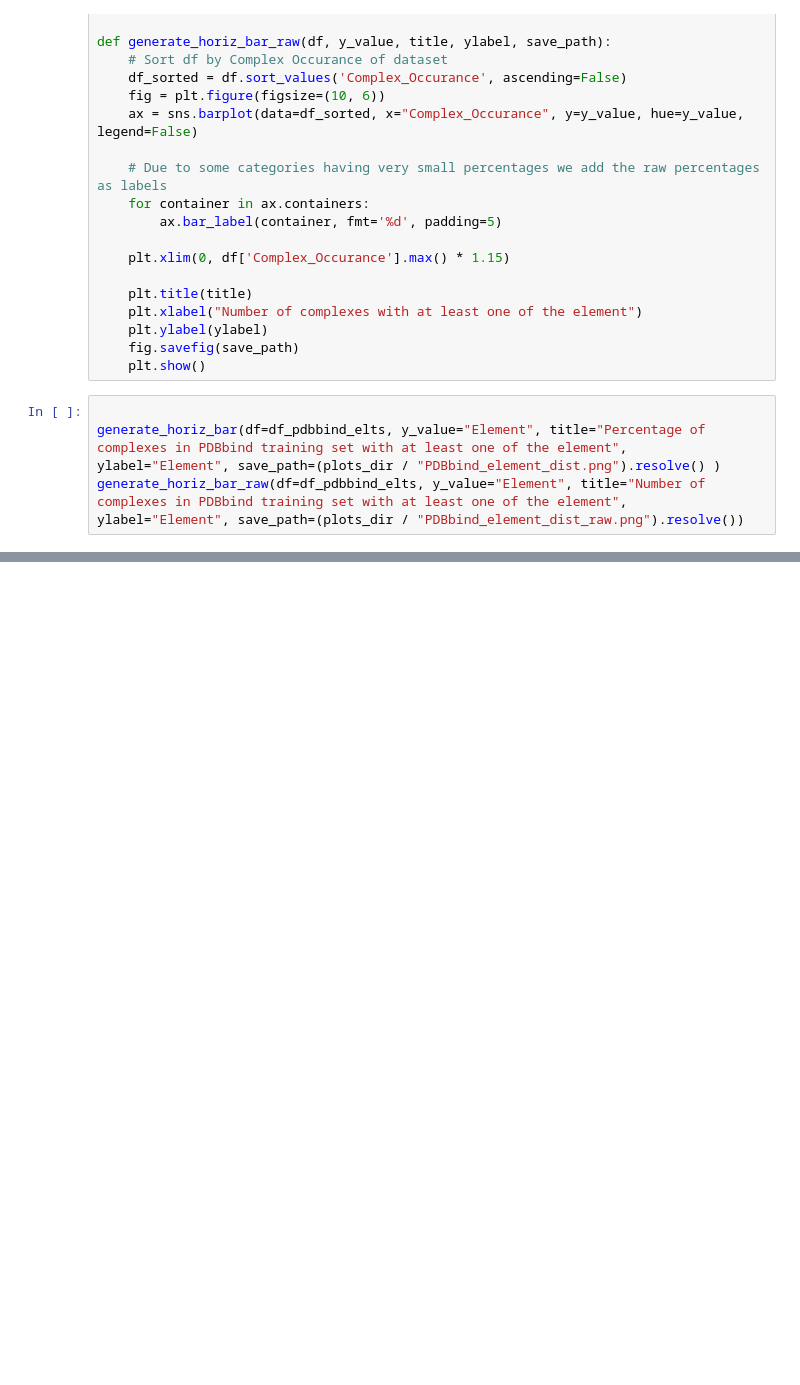
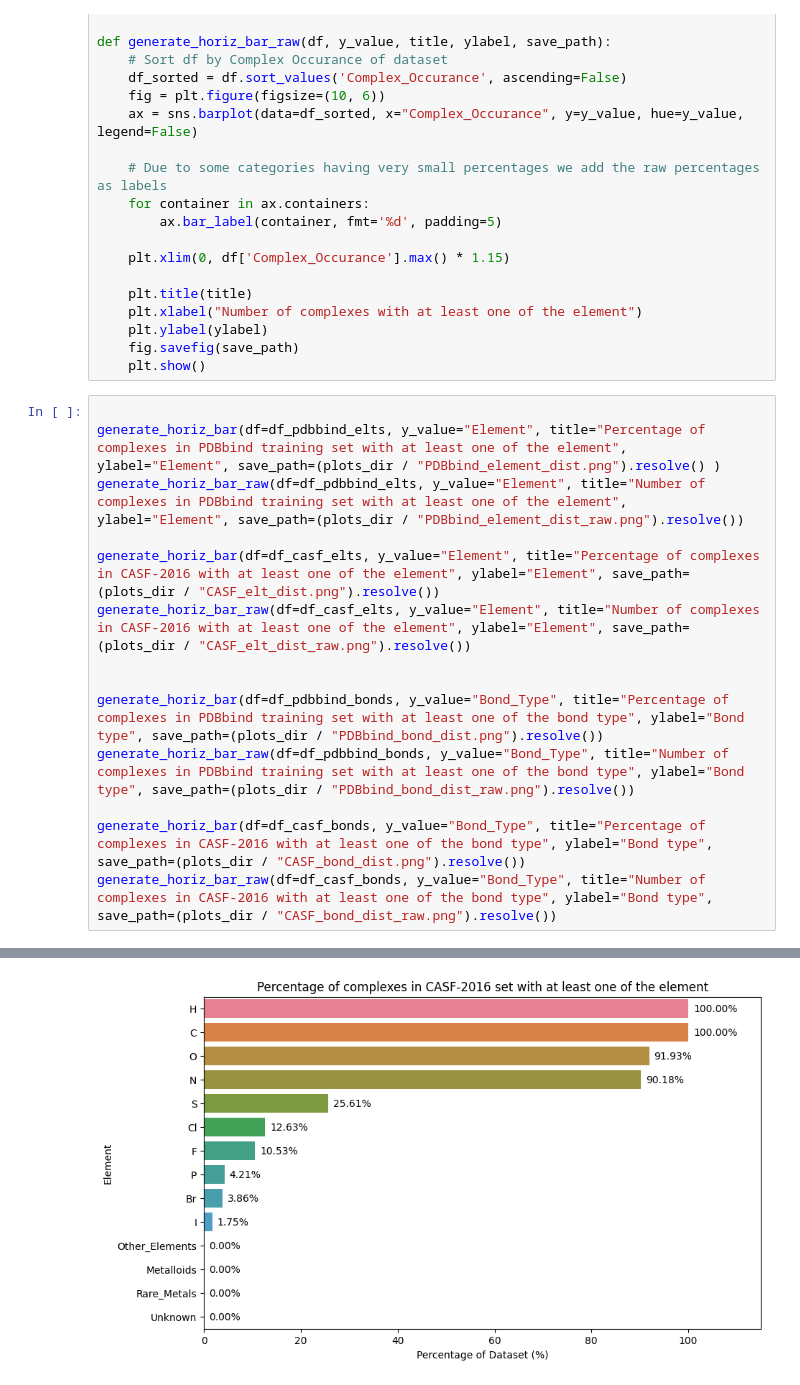
Before and after one commit to William-Ogilvie/tagcn-binding-affinity, a Jupyter notebook: notebooks/elt_bond_distribution.ipynb, the cells around one changed output, grey strips where cells are left out. Drawn from its saved outputs; the diff is of its cells as text; blank space fills up the shorter version.

```diff
--- a/notebooks/elt_bond_distribution.ipynb
+++ b/notebooks/elt_bond_distribution.ipynb
@@ -89,7 +89,18 @@ def generate_horiz_bar_raw(df, y_value, title, ylabel, save_path):
 # %%
 
 generate_horiz_bar(df=df_pdbbind_elts, y_value="Element", title="Percentage of complexes in PDBbind training set with at least one of the element", ylabel="Element", save_path=(plots_dir / "PDBbind_element_dist.png").resolve() )
 generate_horiz_bar_raw(df=df_pdbbind_elts, y_value="Element", title="Number of complexes in PDBbind training set with at least one of the element", ylabel="Element", save_path=(plots_dir / "PDBbind_element_dist_raw.png").resolve())
+
+generate_horiz_bar(df=df_casf_elts, y_value="Element", title="Percentage of complexes in CASF-2016 with at least one of the element", ylabel="Element", save_path=(plots_dir / "CASF_elt_dist.png").resolve())
+generate_horiz_bar_raw(df=df_casf_elts, y_value="Element", title="Number of complexes in CASF-2016 with at least one of the element", ylabel="Element", save_path=(plots_dir / "CASF_elt_dist_raw.png").resolve())
+
+
+generate_horiz_bar(df=df_pdbbind_bonds, y_value="Bond_Type", title="Percentage of complexes in PDBbind training set with at least one of the bond type", ylabel="Bond type", save_path=(plots_dir / "PDBbind_bond_dist.png").resolve())
+generate_horiz_bar_raw(df=df_pdbbind_bonds, y_value="Bond_Type", title="Number of complexes in PDBbind training set with at least one of the bond type", ylabel="Bond type", save_path=(plots_dir / "PDBbind_bond_dist_raw.png").resolve())
+
+generate_horiz_bar(df=df_casf_bonds, y_value="Bond_Type", title="Percentage of complexes in CASF-2016 with at least one of the bond type", ylabel="Bond type", save_path=(plots_dir / "CASF_bond_dist.png").resolve())
+generate_horiz_bar_raw(df=df_casf_bonds, y_value="Bond_Type", title="Number of complexes in CASF-2016 with at least one of the bond type", ylabel="Bond type", save_path=(plots_dir / "CASF_bond_dist_raw.png").resolve())
 # %% [output]
 [figure]
 [figure]
+[figure, added]
```
Also changed, not shown: parts of 1 cell of this notebook, 8 other files.
